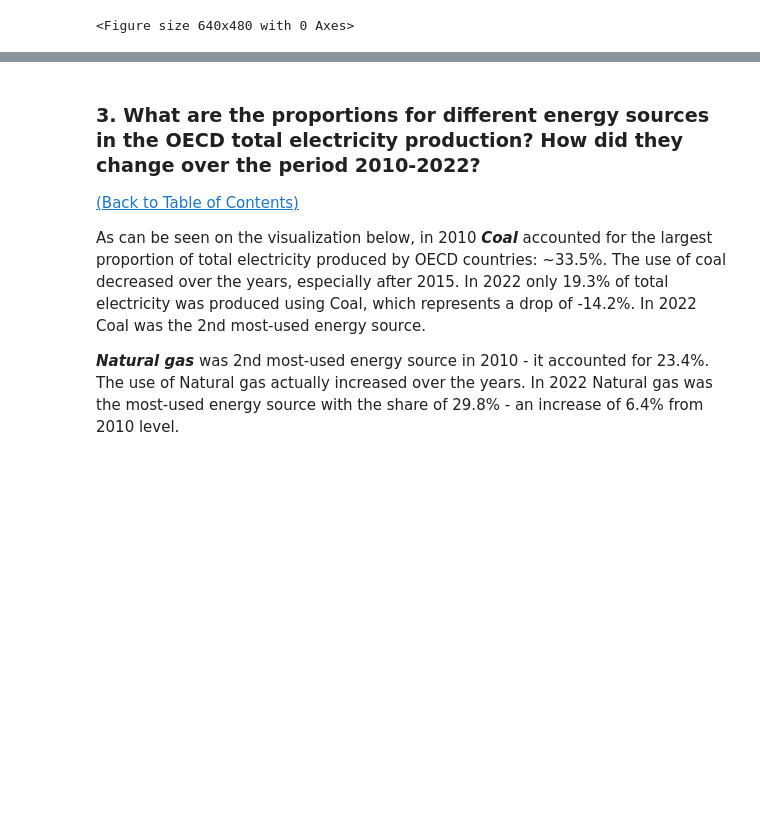
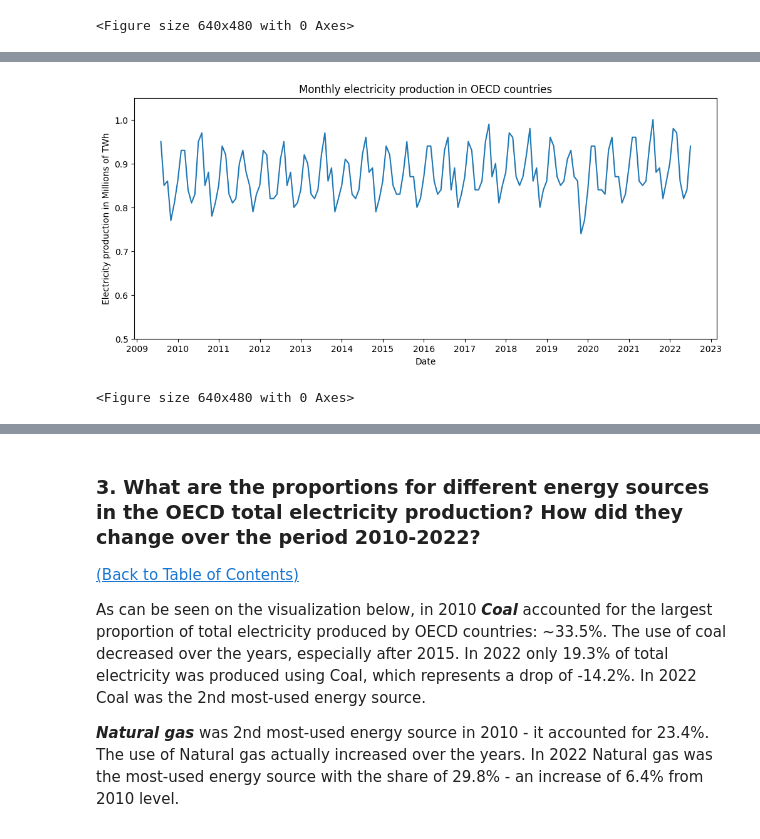
Before and after one commit to teona-pavliukova/OECD-Electricity-Production, a Jupyter notebook: oecd_countries_electricity_production.ipynb, the cells around one changed output, grey strips where cells are left out. Saved outputs shown, nothing was run; the diff lists cells and outputs as text; code cells hidden in the pictures; blank space fills up the shorter version.

Commit message:
Added plots for time series data

```diff
--- a/oecd_countries_electricity_production.ipynb
+++ b/oecd_countries_electricity_production.ipynb
@@ -182,0 +191,8 @@ data.head()
+# %%
+# convert year, month and day columns to datetime and set the day to MonthEnd
+data['date'] = pd.to_datetime(data[['year', 'month', 'day']], format="%Y%m%d") + MonthEnd(0)
+# drop columns that are no longer required
+months_list = list(data['month_name'].unique())
+months_list = months_list = [x[:3] for x in months_list]
+data.drop(['code_time', 'time', 'month_name', 'day'], axis=1, inplace=True)
+data.head(5)
@@ -449,0 +406,4 @@ plt.clf()
+# %%
+# save data for OECD Total into a separate df
+data_oecd = data_regions[data_regions['country'] == 'OECD Total'].reset_index(drop=True)
+data_oecd.head()
@@ -449,0 +417,4 @@ plt.clf()
+# %%
+# calculate total electricity production for each month
+data_oecd_t_monthly = data_oecd.groupby(['date', 'year', 'month']).sum(numeric_only=True).round(0).reset_index()
+data_oecd_t_monthly.head()
@@ -449,0 +428,4 @@ plt.clf()
+# %%
+# calculate total electricity production in millions of TWh
+data_oecd_t_monthly['value_m'] = round(data_oecd_t_monthly['value'] / 1000000, 2)
+data_oecd_t_monthly.head()
@@ -449,0 +439,16 @@ plt.clf()
+# %%
+# visualize monthly electricity production
+fig, ax = plt.subplots(figsize=(12, 5))
+ax = sns.lineplot(data=data_oecd_t_monthly, x='date', y='value_m')
+ax.set_ylim(0.5, 1.05)
+ax.set(title='Monthly electricity production in OECD countries',
+        ylabel='Electricity production in Millions of TWh', xlabel='Date')
+# set x_ticks and x_ticks labels
+x_ticks = pd.date_range(start='2009-07-01', end='2023-07-01', freq=pd.DateOffset(years=1))
+ax.set_xticks(x_ticks.to_pydatetime())
+ax.set_xticklabels([x.strftime('%Y') for x in x_ticks])
+plt.show()
+plt.clf()
+# %% [output]
+[figure, added]
+<Figure size 640x480 with 0 Axes>
```
Also changed, not shown: parts of 25 cells of this notebook.
